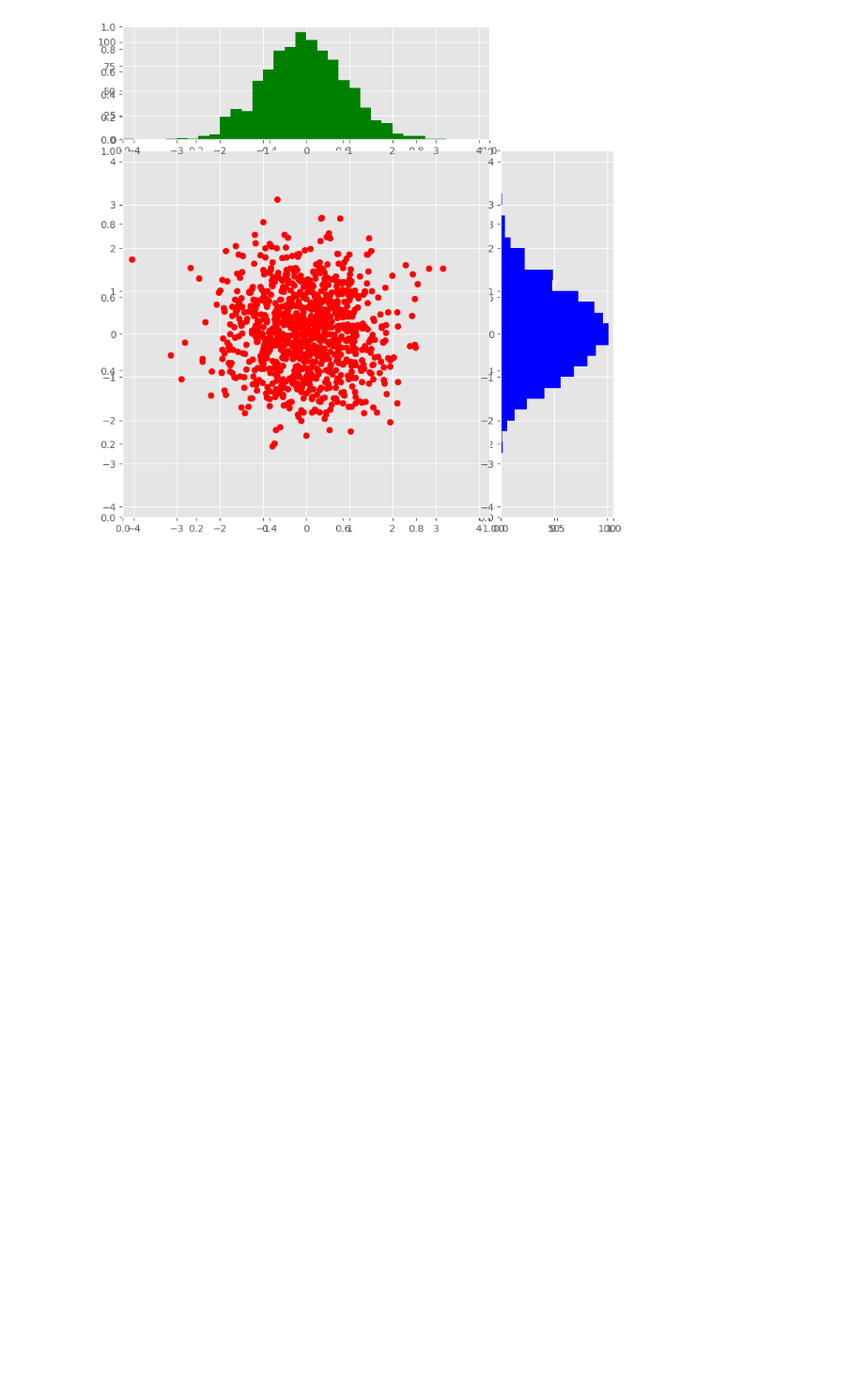
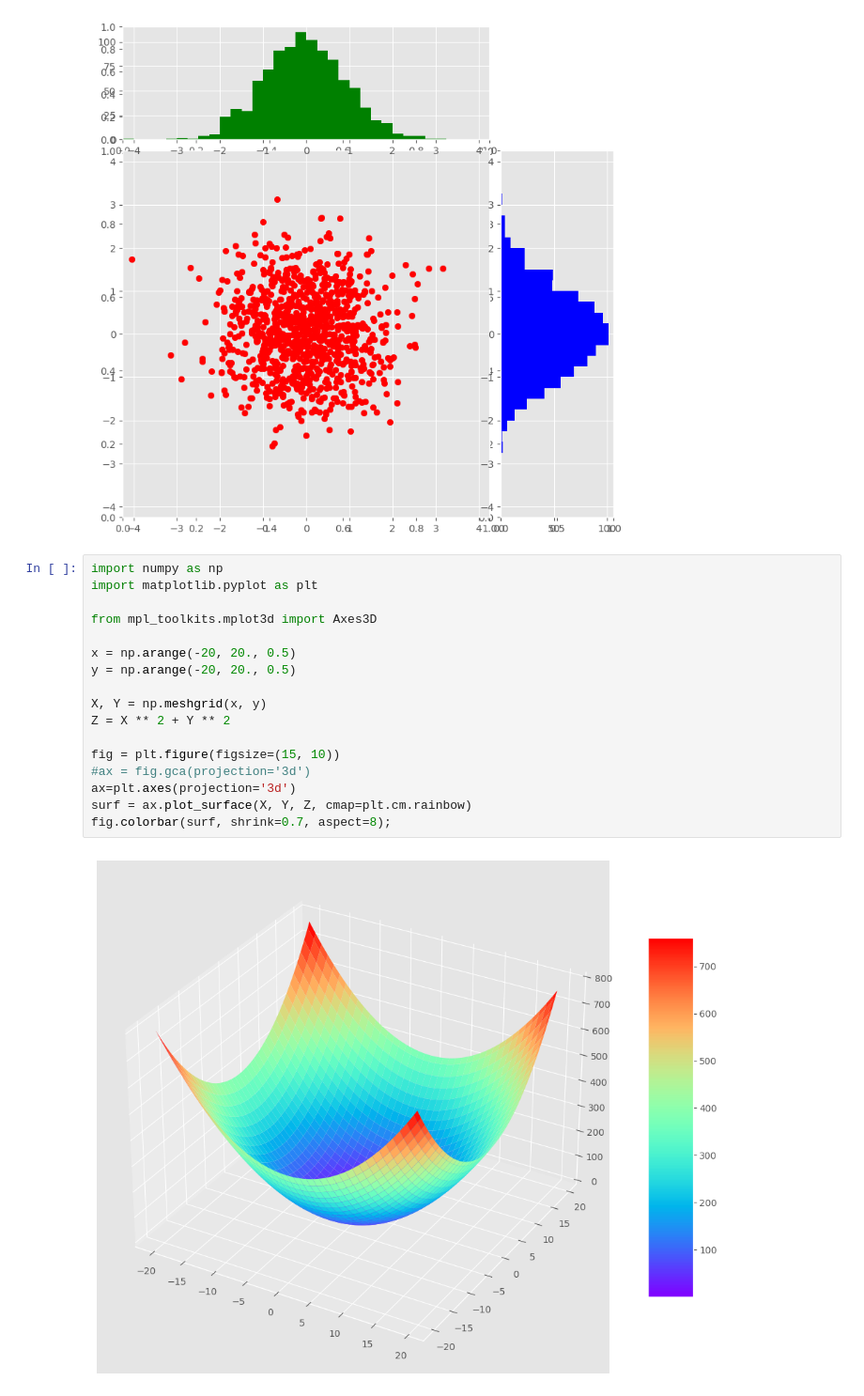
Before and after one commit to mehradi-github/ref-jupyter-2510, a Jupyter notebook: Plot_advance.ipynb, the cells around one changed output. Shown at 94% size. Drawn from its saved outputs; the diff is of its cells as text; blank space fills up the shorter version.

Commit message:
Printing plot_surface for z=x**2+y**2

```diff
--- a/Plot_advance.ipynb
+++ b/Plot_advance.ipynb
@@ -103,3 +103,22 @@ axHistx.set_xlim( axScatter.get_xlim() );
 axHisty.set_ylim( axScatter.get_ylim() );
 # %% [output]
 [figure]
+# %%
+import numpy as np
+import matplotlib.pyplot as plt
+
+from mpl_toolkits.mplot3d import Axes3D
+
+x = np.arange(-20, 20., 0.5)
+y = np.arange(-20, 20., 0.5)
+
+X, Y = np.meshgrid(x, y)
+Z = X ** 2 + Y ** 2
+
+fig = plt.figure(figsize=(15, 10))
+#ax = fig.gca(projection='3d')
+ax=plt.axes(projection='3d')
+surf = ax.plot_surface(X, Y, Z, cmap=plt.cm.rainbow)
+fig.colorbar(surf, shrink=0.7, aspect=8);
+# %% [output]
+[figure, added]
```
